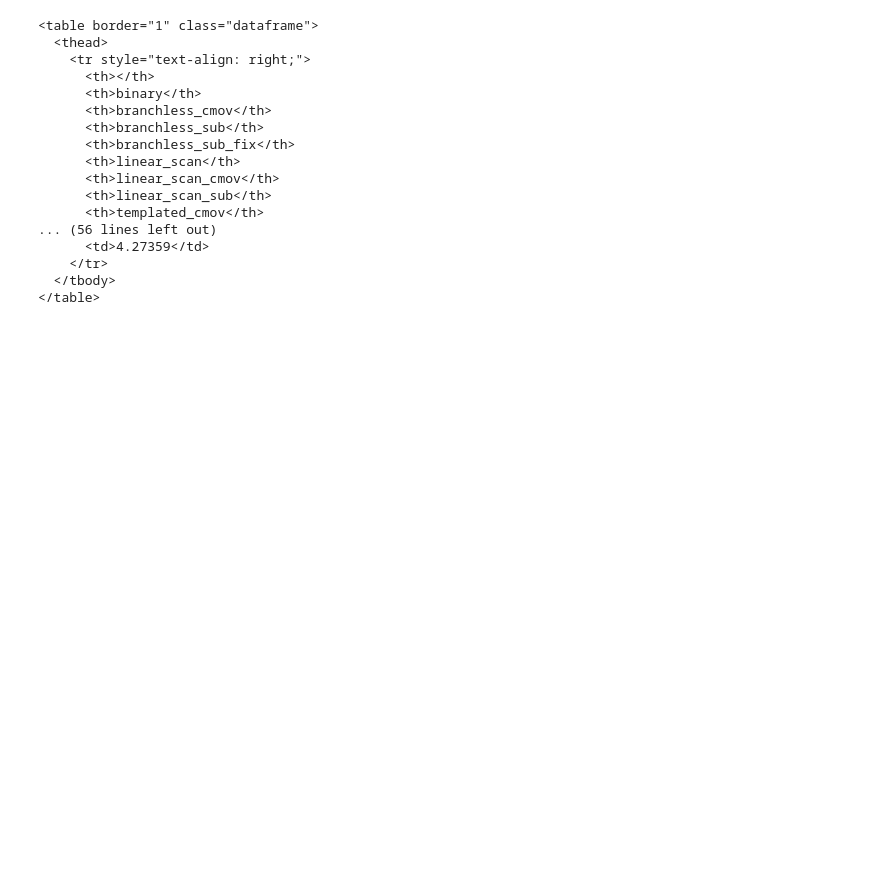
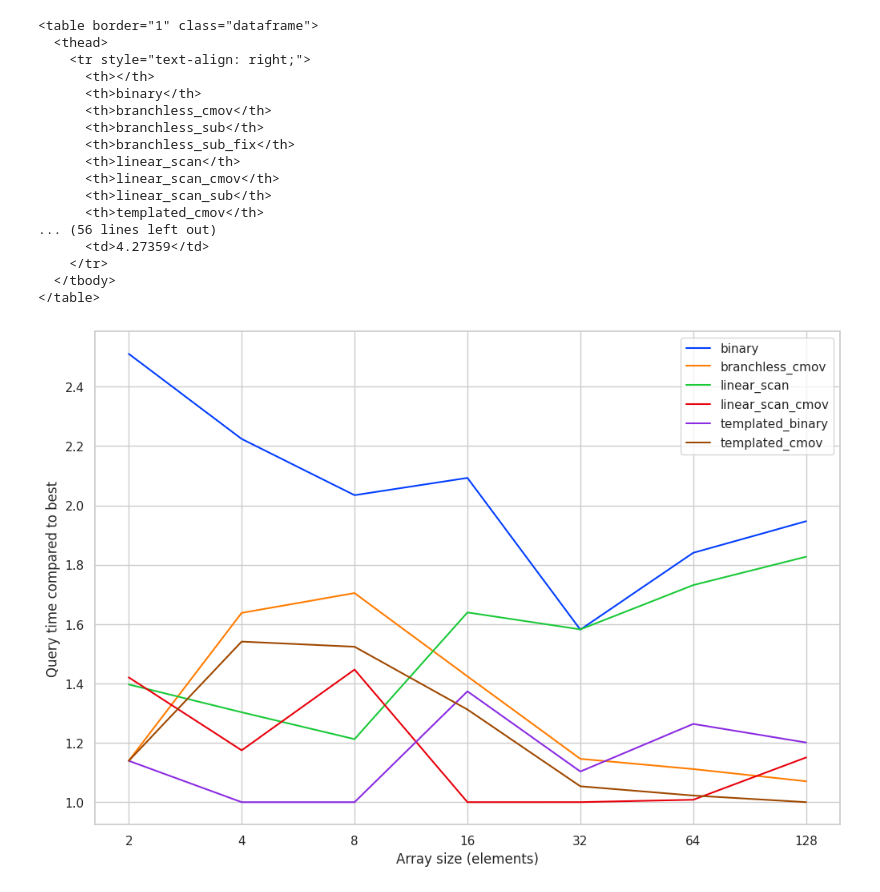
Before and after one commit to saskeli/search_microbench, a Jupyter notebook: results.ipynb, the cells around one changed output. Drawn from its saved outputs; the diff is of its cells as text; code cells hidden in the pictures; blank space fills up the shorter version.

Commit message:
google benchmark and test integration

```diff
--- a/results.ipynb
+++ b/results.ipynb
@@ -1,10 +1,12 @@
 # %%
+import numpy as np
 import pandas as pd
 import seaborn as sns
 import matplotlib.pyplot as plt
+import re
 from IPython.display import display, HTML
 
-sns.set()
+sns.set(palette="bright", style="whitegrid")
 # %%
 df = pd.read_csv("results.tsv", sep="\t")
 # %%
@@ -50,3 +52,33 @@ print(perf_df.to_html())
     </tr>
   </tbody>
 </table>
+# %%
+reg = re.compile(r"BM_([^\d]*)(\d+)")
+cols = ["Benchmark", "time (ns)", "u1", "cpu (ns)", "u2", "Iterations", "checksum"]
+df = pd.read_csv("perf.tsv", sep=r"\s+", skiprows=3, names=cols, index_col=0)
+df.drop(columns=["u1", "u2"], inplace=True)
+typ, size = zip(*[reg.match(u).groups() for u in df.index])
+df["Type"] = typ
+df["Size"] = [int(s) for s in size]
+df["time (ns)"] = df["time (ns)"] / 100000
+df["cpu (ns)"] = df["cpu (ns)"] / 100000
+# %%
+plt.figure(figsize=(12, 8))
+mins = np.asarray([
+    np.min(g[1]["time (ns)"])
+    for g in df.groupby("Size")
+])
+for g in df.groupby("Type"):
+    if "sub" in g[0]:
+        continue
+    y = g[1]["time (ns)"] / mins
+    plt.plot(g[1]["Size"], y, label=g[0])
+plt.ylabel("Query time compared to best")
+plt.xlabel("Array size (elements)")
+plt.xscale("log")
+ticks = sorted(np.unique(df["Size"]))
+plt.xticks(ticks=ticks, labels=ticks)
+plt.legend()
+plt.show()
+# %% [output]
+[figure, added]
```
Also changed, not shown: parts of 1 cell of this notebook, 6 other files.
